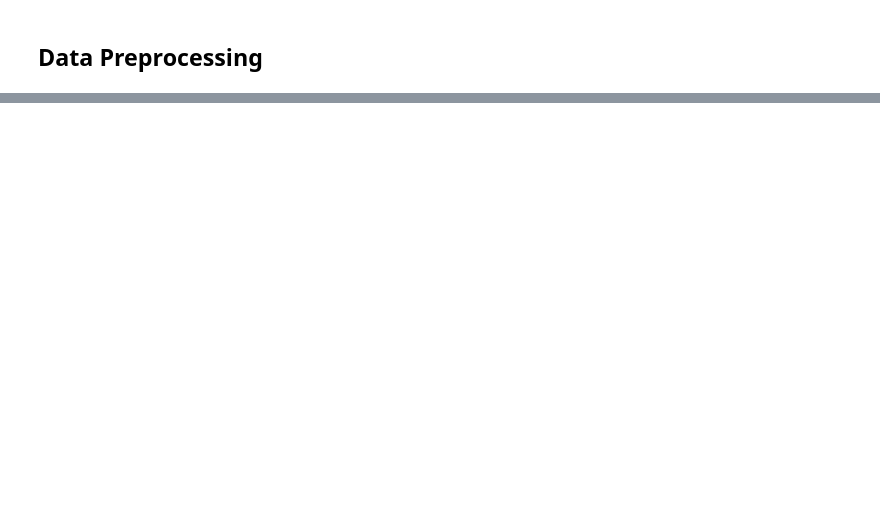
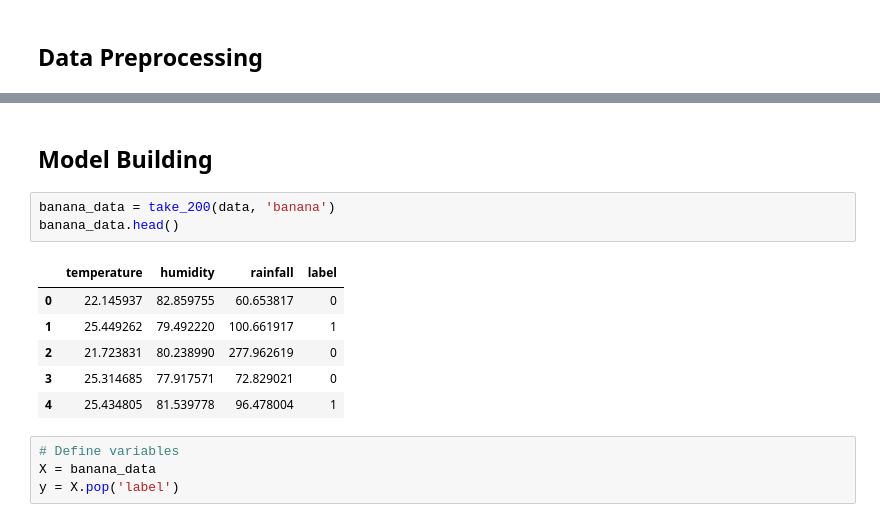
Before and after one commit to Tandur-Team/tandur-ml, a Jupyter notebook: second-eleven-model.ipynb, the cells around one changed output, grey strips where cells are left out. Drawn from its saved outputs; the diff is of its cells as text; blank space fills up the shorter version.

```diff
--- a/second-eleven-model.ipynb
+++ b/second-eleven-model.ipynb
@@ -71,0 +64,16 @@ take_200(data, 'rice')
+# %% [markdown]
+## Model Building
+# %%
+banana_data = take_200(data, 'banana')
+banana_data.head()
+# %% [output]
+|  | temperature | humidity | rainfall | label |
+| 0 | 22.145937 | 82.859755 | 60.653817 | 0 |
+| 1 | 25.449262 | 79.492220 | 100.661917 | 1 |
+| 2 | 21.723831 | 80.238990 | 277.962619 | 0 |
+| 3 | 25.314685 | 77.917571 | 72.829021 | 0 |
+| 4 | 25.434805 | 81.539778 | 96.478004 | 1 |
+# %%
+# Define variables
+X = banana_data
+y = X.pop('label')
```
Also changed, not shown: parts of 9 cells of this notebook.
